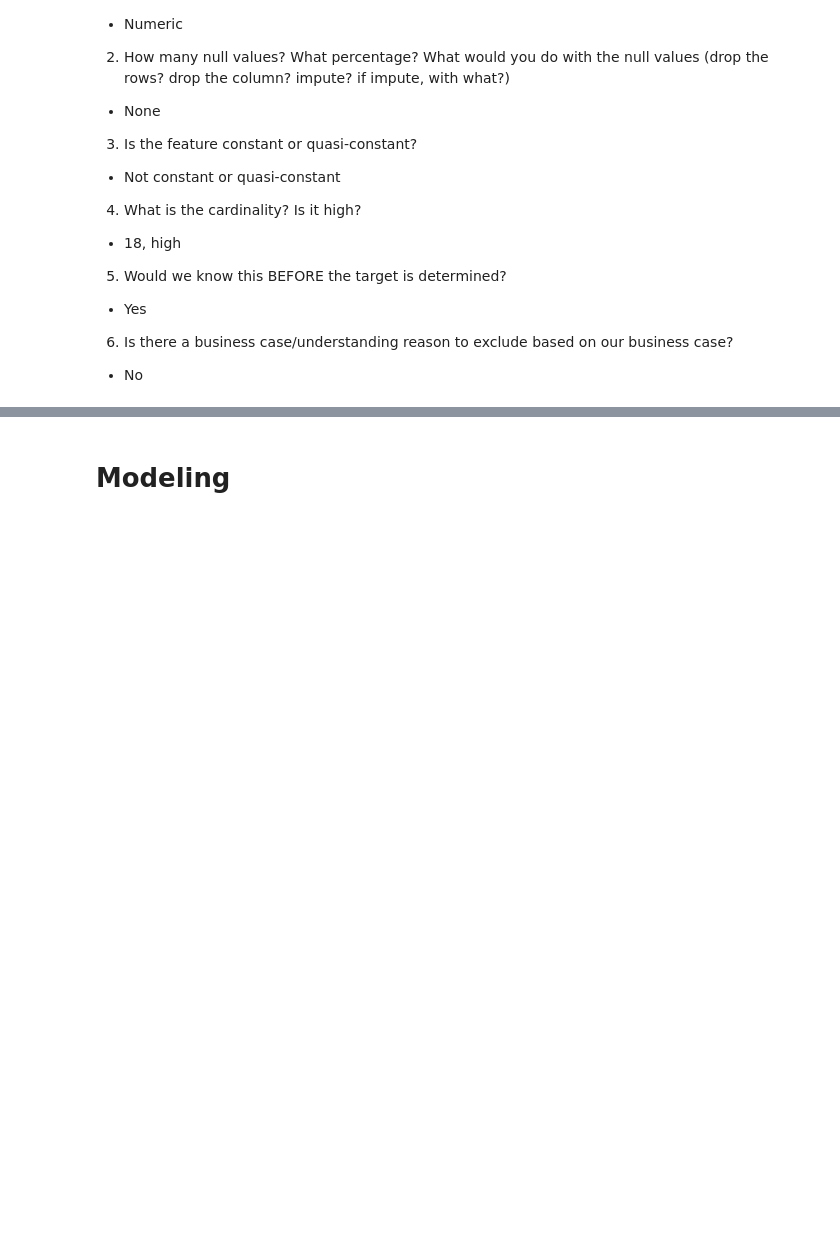
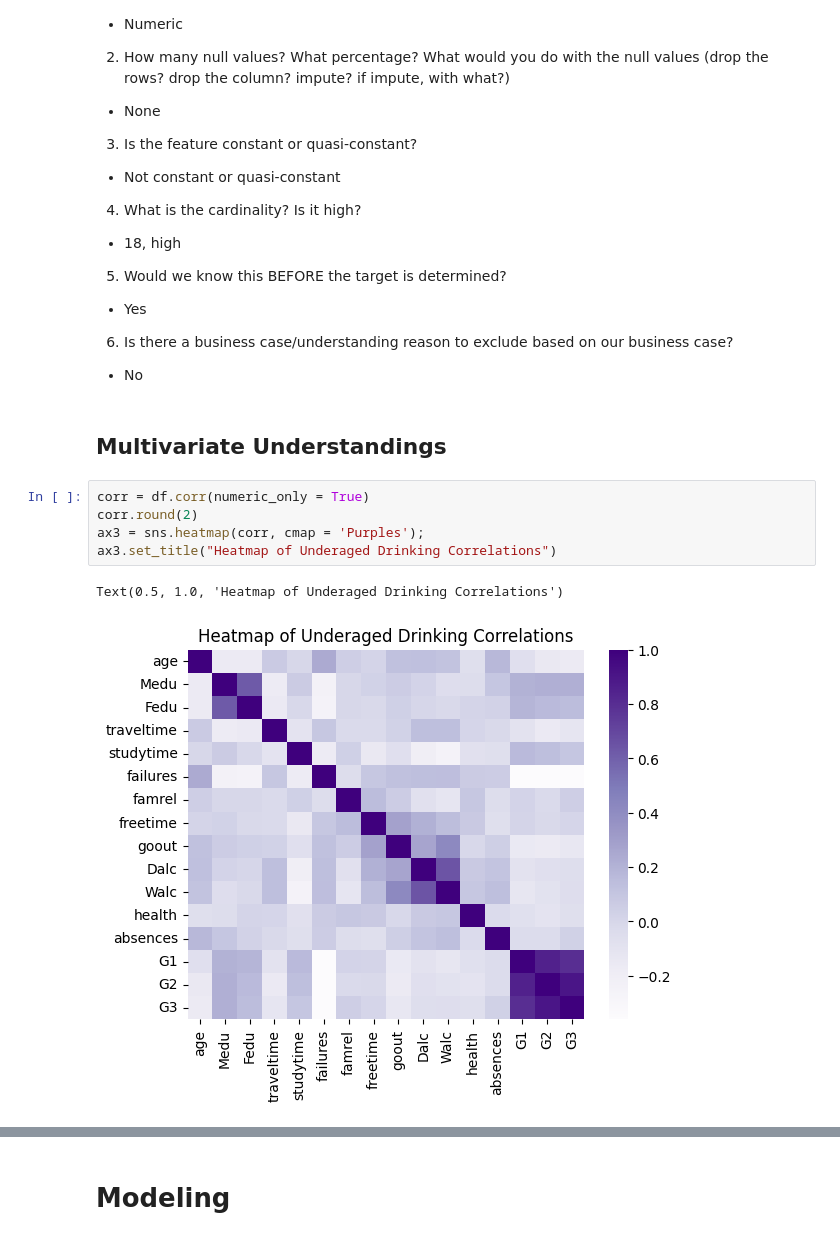
Before and after one commit to kassiedancer92/Machine_Learning, a Jupyter notebook: project_2.ipynb, the cells around one changed output, grey strips where cells are left out. Saved outputs shown, nothing was run; the diff lists cells and outputs as text; blank space fills up the shorter version.

```diff
--- a/project_2.ipynb
+++ b/project_2.ipynb
@@ -1534,3 +1534,13 @@ explore_numeric(df,feature);
 
 6. Is there a business case/understanding reason to exclude based on our business case?
   - No
+# %% [markdown]
+## Multivariate Understandings
+# %%
+corr = df.corr(numeric_only = True)
+corr.round(2)
+ax3 = sns.heatmap(corr, cmap = 'Purples');
+ax3.set_title("Heatmap of Underaged Drinking Correlations")
+# %% [output]
+Text(0.5, 1.0, 'Heatmap of Underaged Drinking Correlations')
+[figure, added]
```
Also changed, not shown: parts of 5 cells of this notebook.
